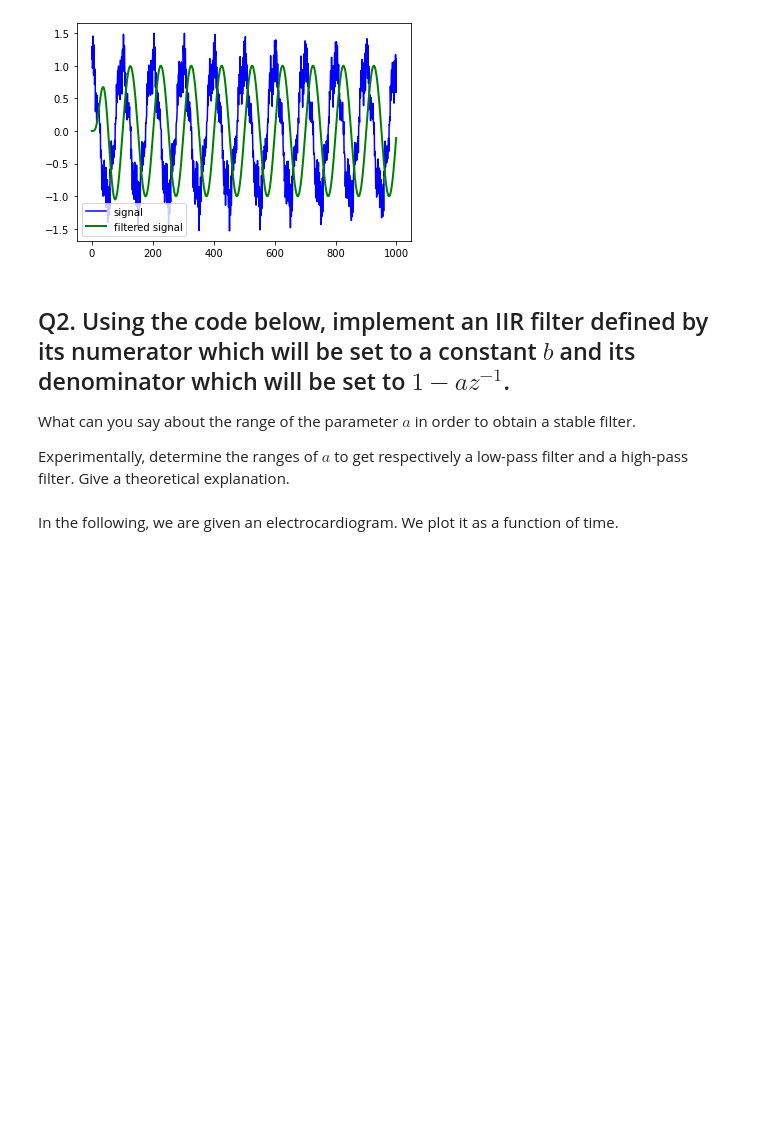
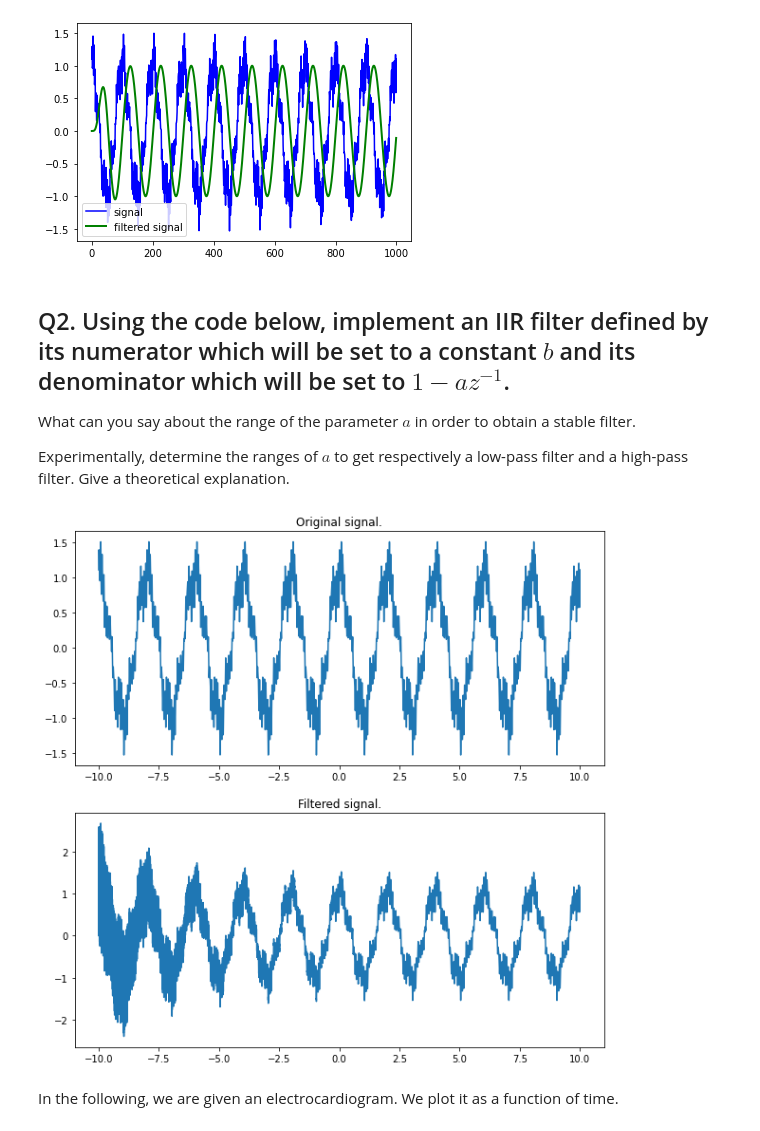
Before and after one commit to guillaume-haerinck/imac-tp-signal, a Jupyter notebook: m2-semestre1/TD4/TD3 Spectral Analysis and Filtering-Exercise.ipynb, the cells around one changed output. Drawn from its saved outputs; the diff is of its cells as text; code cells hidden in the pictures; blank space fills up the shorter version.

```diff
--- a/m2-semestre1/TD4/TD3 Spectral Analysis and Filtering-Exercise.ipynb
+++ b/m2-semestre1/TD4/TD3 Spectral Analysis and Filtering-Exercise.ipynb
@@ -323,15 +324,39 @@ What can you say about the range of the parameter $a$ in order to obtain a stabl
 
 Experimentally, determine the ranges of $a$ to get respectively a low-pass filter and a high-pass filter. Give a theoretical explanation.
 # %%
-def myIIR(x,a,b):
-    ### a is the numerator
-    ### b is the denominator
-    assert(len(a)==len(b)),"a,b must have the same length"
+def myIIR(x, h):
+    ### h[0] is the numerator
+    ### h[1] is the denominator
+    assert(len(h[0])==len(h[0])),"the filter's two arrays must have the same length"
     y = np.zeros_like(x)
-    k = len(a)
-    for i in range(len(a),len(x)):
-        y[i] = np.sum(np.flipud(b)*y[i-k:i]) + np.sum(np.flipud(a) * x[i-k+1:i+1])
+    k = len(h[0])
+    for i in range(len(h[0]),len(x)):
+        y[i] = np.sum(np.flipud(h[1])*y[i-k:i]) + np.sum(np.flipud(h[0]) * x[i-k+1:i+1])
     return y
+
+def get_iir_filter(a, b):
+    h = np.empty(shape=(2,2))
+    h[0] = [b, 0]
+    h[1] = [1, -a]
+    return h
+
+a = 0.999
+b = 1
+h = get_iir_filter(a,b)
+t = np.linspace(-10,10,n)
+x = f(t)
+y = myIIR(x, h)
+
+plt.figure(figsize = (10,10))
+plt.subplot(2,1,1)
+plt.title("Original signal.")
+plt.plot(t, x)
+plt.subplot(2,1,2)
+plt.title("Filtered signal.")
+plt.plot(t, y)
+plt.show()
+# %% [output]
+[figure, added]
 # %% [markdown]
 In the following, we are given an electrocardiogram. We plot it as a function of time.
 # %%
```
Also changed, not shown: parts of 3 cells of this notebook.
